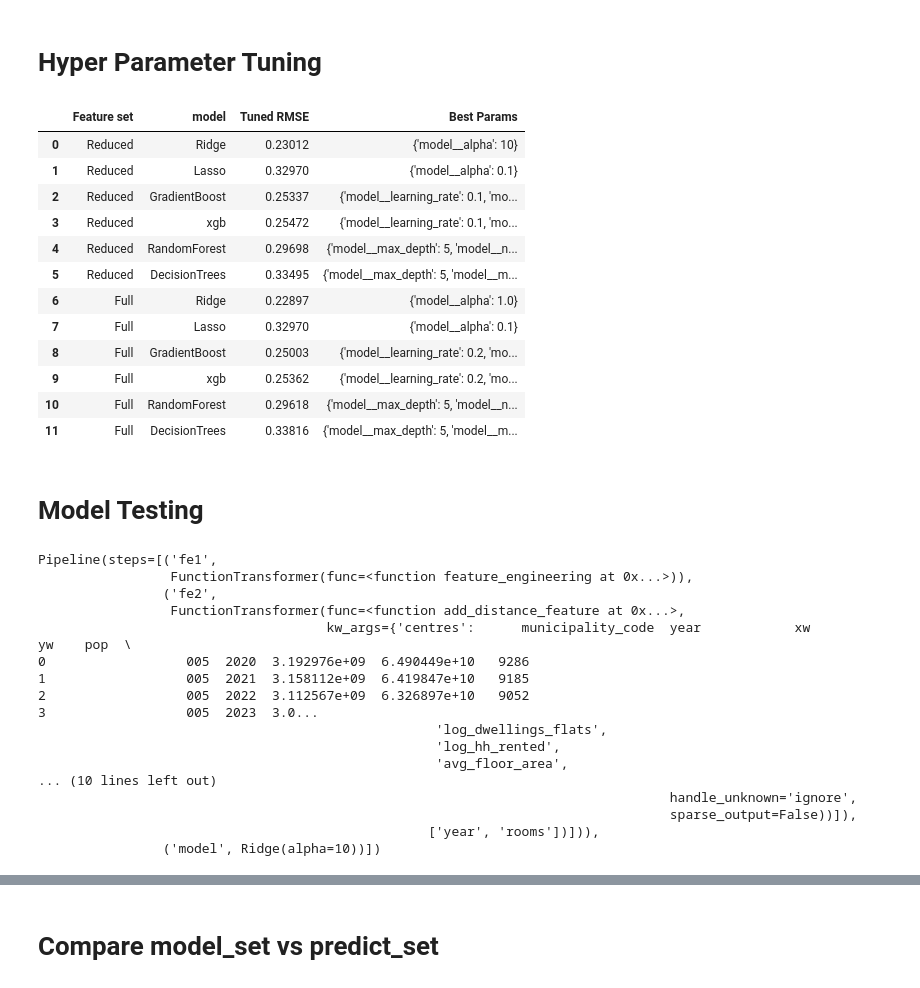
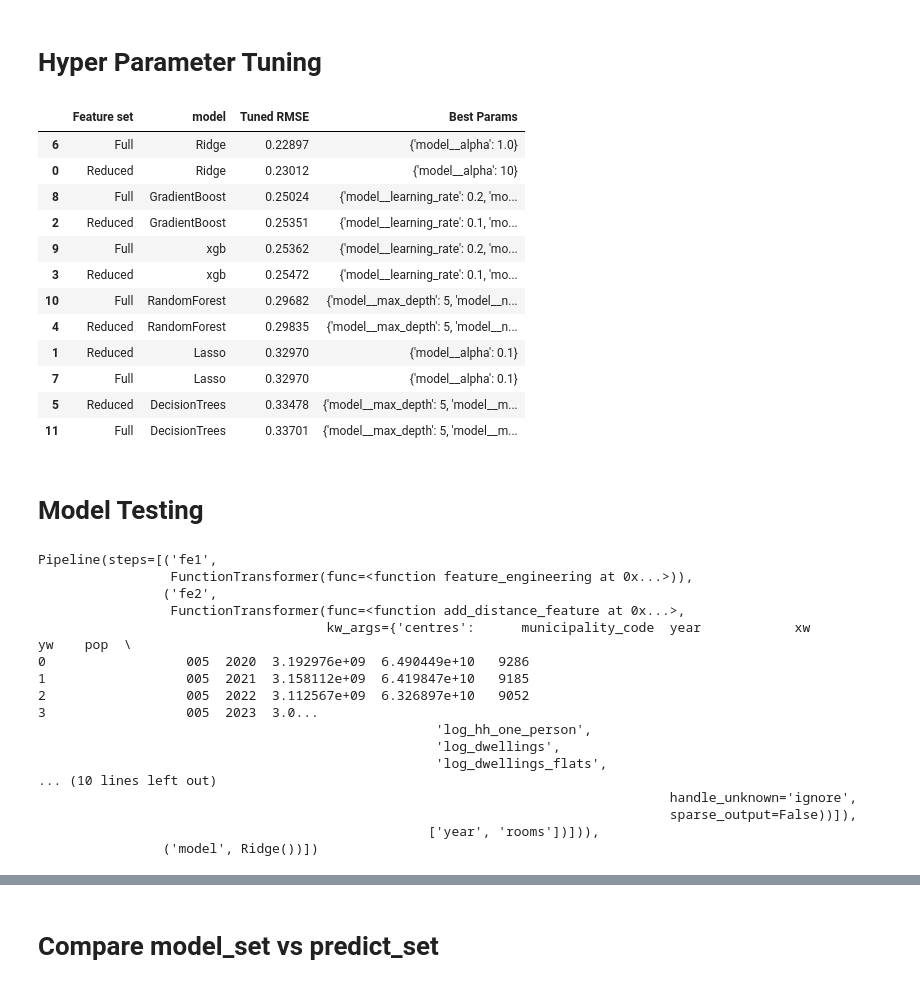
Before and after one commit to Amila-codes/housing-affordability-fi, a Jupyter notebook: notebooks/Capstone.ipynb, the cells around one changed output, grey strips where cells are left out. Drawn from its saved outputs; the diff is of its cells as text; code cells hidden in the pictures.

```diff
--- a/notebooks/Capstone.ipynb
+++ b/notebooks/Capstone.ipynb
@@ -1766,26 +1795,26 @@ for feature_set, select_fe in [("Reduced", True), ("Full", False)]:
     })
 # %%
 tuned_results = pd.DataFrame(tuned_rows).round(5)
-tuned_results
+tuned_results.sort_values('Tuned RMSE')
 # %% [output]
 |  | Feature set | model | Tuned RMSE | Best Params |
+| 6 | Full | Ridge | 0.22897 | {'model__alpha': 1.0} |
 | 0 | Reduced | Ridge | 0.23012 | {'model__alpha': 10} |
+| 8 | Full | GradientBoost | 0.25024 | {'model__learning_rate': 0.2, 'mo... |
+| 2 | Reduced | GradientBoost | 0.25351 | {'model__learning_rate': 0.1, 'mo... |
+| 9 | Full | xgb | 0.25362 | {'model__learning_rate': 0.2, 'mo... |
+| 3 | Reduced | xgb | 0.25472 | {'model__learning_rate': 0.1, 'mo... |
+| 10 | Full | RandomForest | 0.29682 | {'model__max_depth': 5, 'model__n... |
+| 4 | Reduced | RandomForest | 0.29835 | {'model__max_depth': 5, 'model__n... |
 | 1 | Reduced | Lasso | 0.32970 | {'model__alpha': 0.1} |
-| 2 | Reduced | GradientBoost | 0.25337 | {'model__learning_rate': 0.1, 'mo... |
-| 3 | Reduced | xgb | 0.25472 | {'model__learning_rate': 0.1, 'mo... |
-| 4 | Reduced | RandomForest | 0.29698 | {'model__max_depth': 5, 'model__n... |
-| 5 | Reduced | DecisionTrees | 0.33495 | {'model__max_depth': 5, 'model__m... |
-| 6 | Full | Ridge | 0.22897 | {'model__alpha': 1.0} |
 | 7 | Full | Lasso | 0.32970 | {'model__alpha': 0.1} |
-| 8 | Full | GradientBoost | 0.25003 | {'model__learning_rate': 0.2, 'mo... |
-| 9 | Full | xgb | 0.25362 | {'model__learning_rate': 0.2, 'mo... |
-| 10 | Full | RandomForest | 0.29618 | {'model__max_depth': 5, 'model__n... |
-| 11 | Full | DecisionTrees | 0.33816 | {'model__max_depth': 5, 'model__m... |
+| 5 | Reduced | DecisionTrees | 0.33478 | {'model__max_depth': 5, 'model__m... |
+| 11 | Full | DecisionTrees | 0.33701 | {'model__max_depth': 5, 'model__m... |
 # %% [markdown]
 # Model Testing
 # %%
-final_model = Ridge(alpha=10)
-pipe_r = reg_pipeline(final_model, True)
+final_model = Ridge(alpha=1.0)
+pipe_r = reg_pipeline(final_model, False)
 
 pipe_r.fit(X_train, y_train)
 # %% [output]
@@ -1798,14 +1827,14 @@ Pipeline(steps=[('fe1',
 1                  005  2021  3.158112e+09  6.419847e+10   9185
 2                  005  2022  3.112567e+09  6.326897e+10   9052
 3                  005  2023  3.0...
+                                                   'log_hh_one_person',
+                                                   'log_dwellings',
                                                    'log_dwellings_flats',
-                                                   'log_hh_rented',
-                                                   'avg_floor_area',
 ... (10 lines left out)
                                                                                  handle_unknown='ignore',
                                                                                  sparse_output=False))]),
                                                   ['year', 'rooms'])])),
-                ('model', Ridge(alpha=10))])
+                ('model', Ridge())])
 # %%
 y_pred = pipe_r.predict(X_test)
 
```
Also changed, not shown: parts of 25 cells of this notebook.
